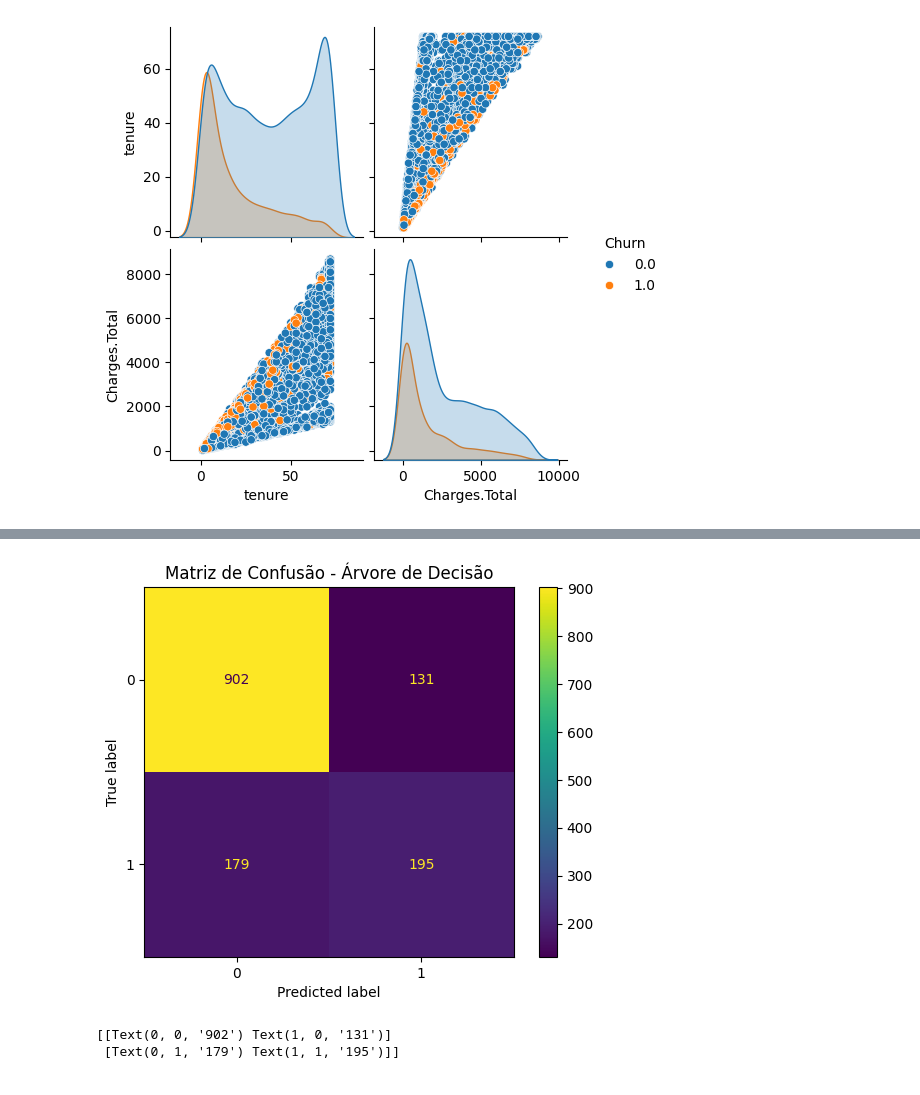
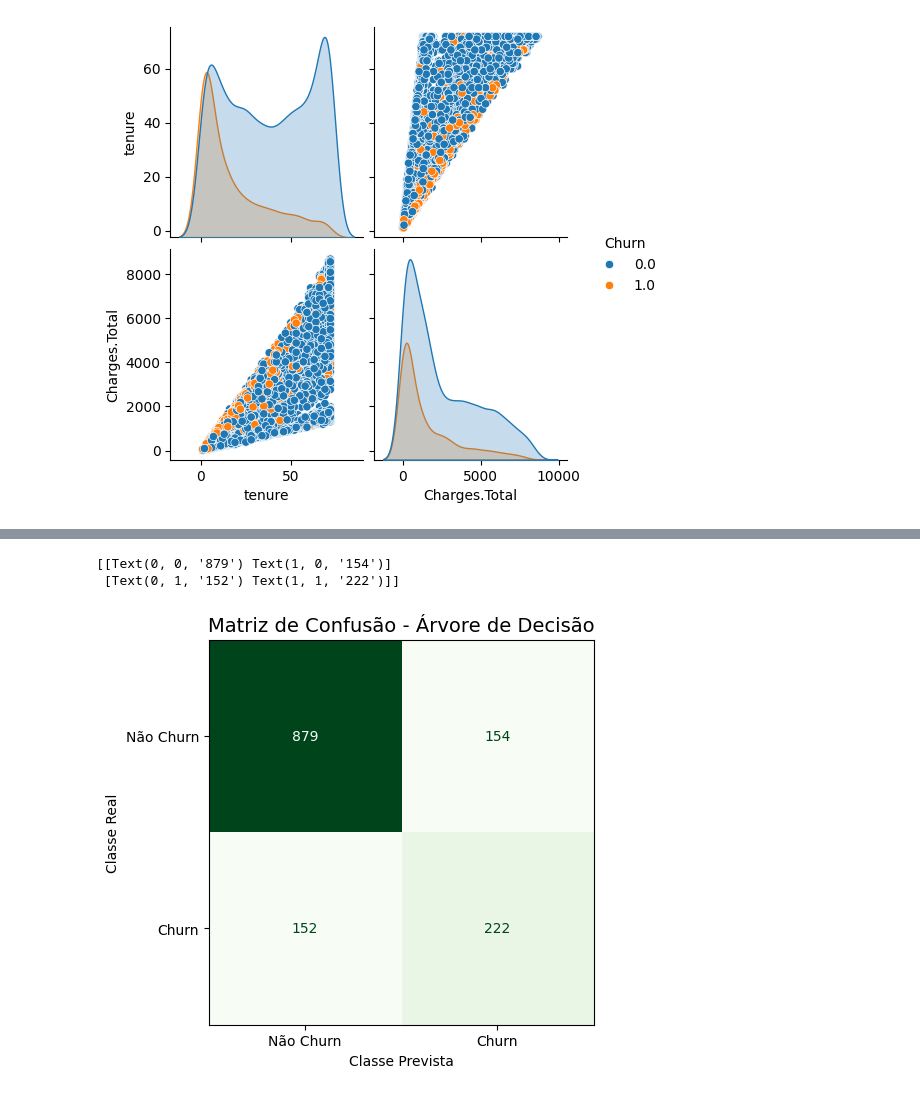
Before and after one commit to RaySilvaP/TelecomX-2, a Jupyter notebook: TelecomX2.ipynb, the cells around one changed output, grey strips where cells are left out. Cells and saved outputs as stored; diff of their text form; code cells hidden in the pictures.

```diff
--- a/TelecomX2.ipynb
+++ b/TelecomX2.ipynb
@@ -295,5 +576,4 @@ print(grid_tree.best_params_)
 # %%
-from sklearn.model_selection import GridSearchCV
 from sklearn.linear_model import LogisticRegression
 
 param_grid_log = {
@@ -305,7 +585,7 @@ param_grid_log = {
 
 grid_log = GridSearchCV(
     LogisticRegression(max_iter=1000),
-    param_grid,
+    param_grid_log,
     cv=5,
     scoring="f1"
 )
@@ -361,11 +761,26 @@ print(disp.text_)
 # %%
 cm_tree = confusion_matrix(y_test, y_tree_pred)
 
-disp = ConfusionMatrixDisplay(confusion_matrix=cm_tree)
-disp.plot()
-plt.title("Matriz de Confusão - Árvore de Decisão")
+disp = ConfusionMatrixDisplay(
+    confusion_matrix=cm_tree,
+    display_labels=["Não Churn", "Churn"]
+)
+
+fig, ax = plt.subplots(figsize=(6,5))
+
+disp.plot(
+    cmap="Greens",
+    values_format="d",
+    ax=ax,
+    colorbar=False
+)
+
+plt.title("Matriz de Confusão - Árvore de Decisão", fontsize=14)
+plt.xlabel("Classe Prevista")
+plt.ylabel("Classe Real")
+
 plt.show()
 # %% [output]
+[[Text(0, 0, '879') Text(1, 0, '154')]
+ [Text(0, 1, '152') Text(1, 1, '222')]]
-[figure, old version]
+[figure, new version]
-[[Text(0, 0, '902') Text(1, 0, '131')]
- [Text(0, 1, '179') Text(1, 1, '195')]]
```
Also changed, not shown: parts of 64 cells of this notebook.
